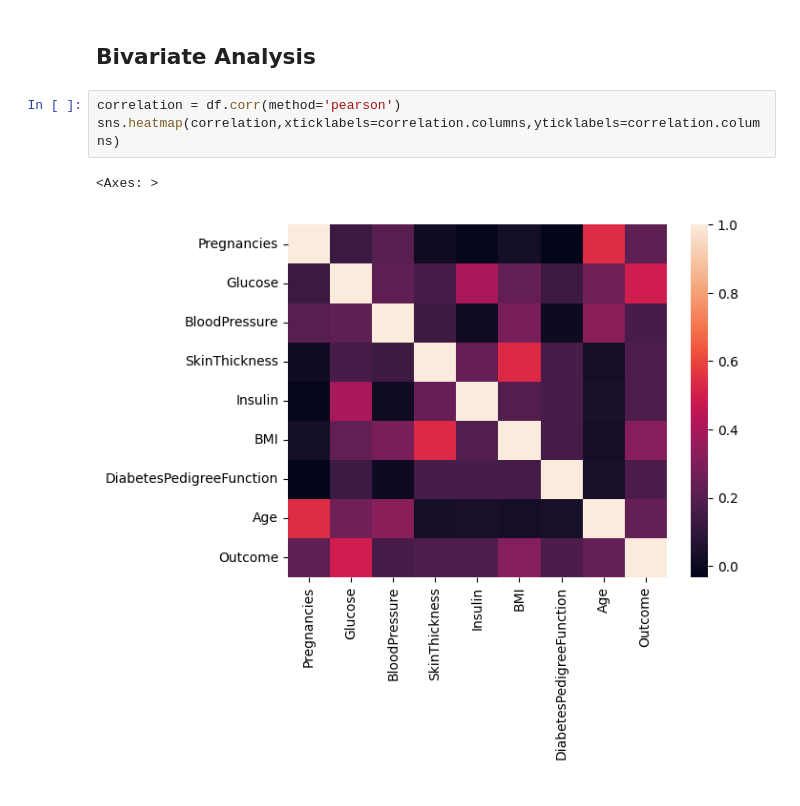
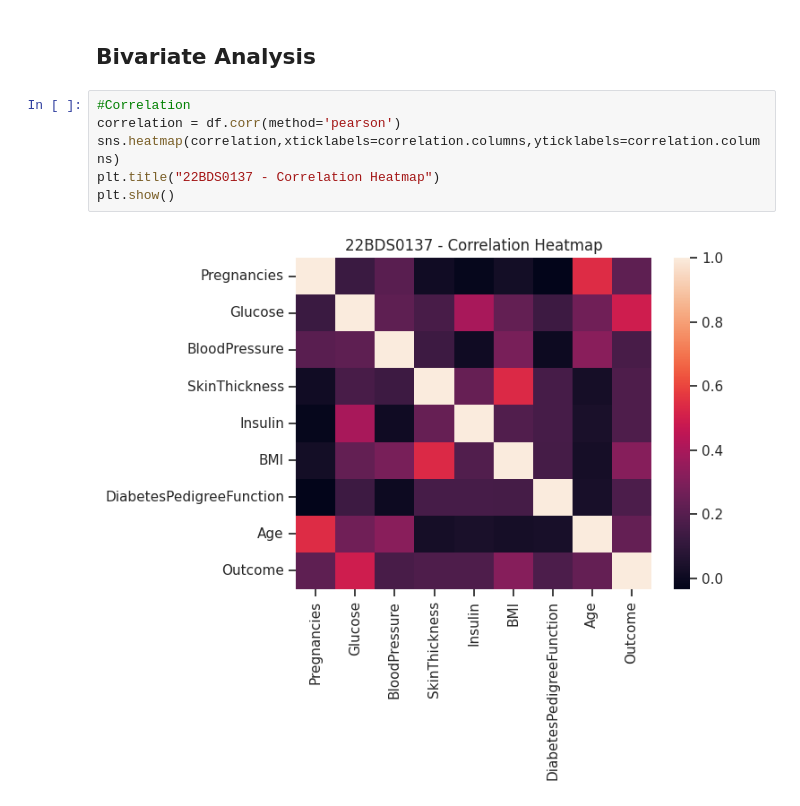
Before and after one commit to gulugulu2042/EDA, a Jupyter notebook: diabetes.ipynb, the cells around one changed output. Saved outputs shown, nothing was run; the diff lists cells and outputs as text.

```diff
--- a/diabetes.ipynb
+++ b/diabetes.ipynb
@@ -209,8 +209,10 @@ https://gist.github.com/mwaskom/de44147ed2974457ad6372750bbe5751
 # %% [markdown]
 ## Bivariate Analysis
 # %%
+#Correlation
 correlation = df.corr(method='pearson')
 sns.heatmap(correlation,xticklabels=correlation.columns,yticklabels=correlation.columns)
+plt.title("22BDS0137 - Correlation Heatmap")
+plt.show()
 # %% [output]
-<Axes: >
-[figure, old version]
+[figure, new version]
```
Also changed, not shown: parts of 9 cells of this notebook.
